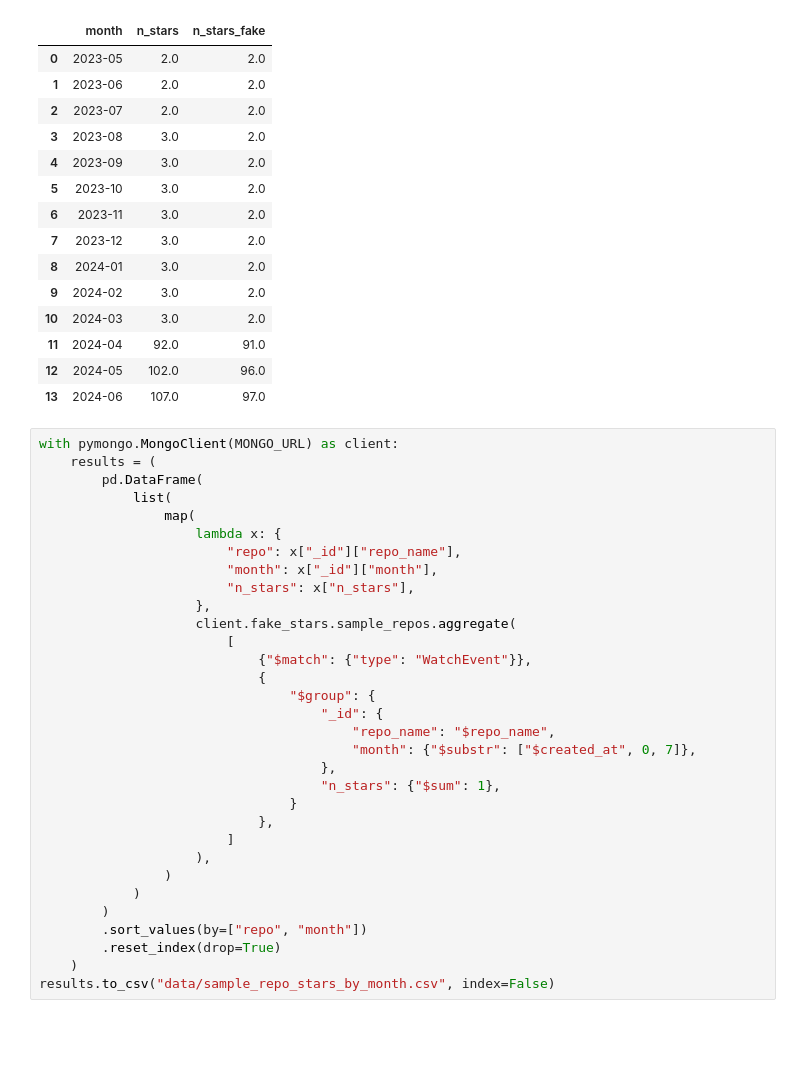
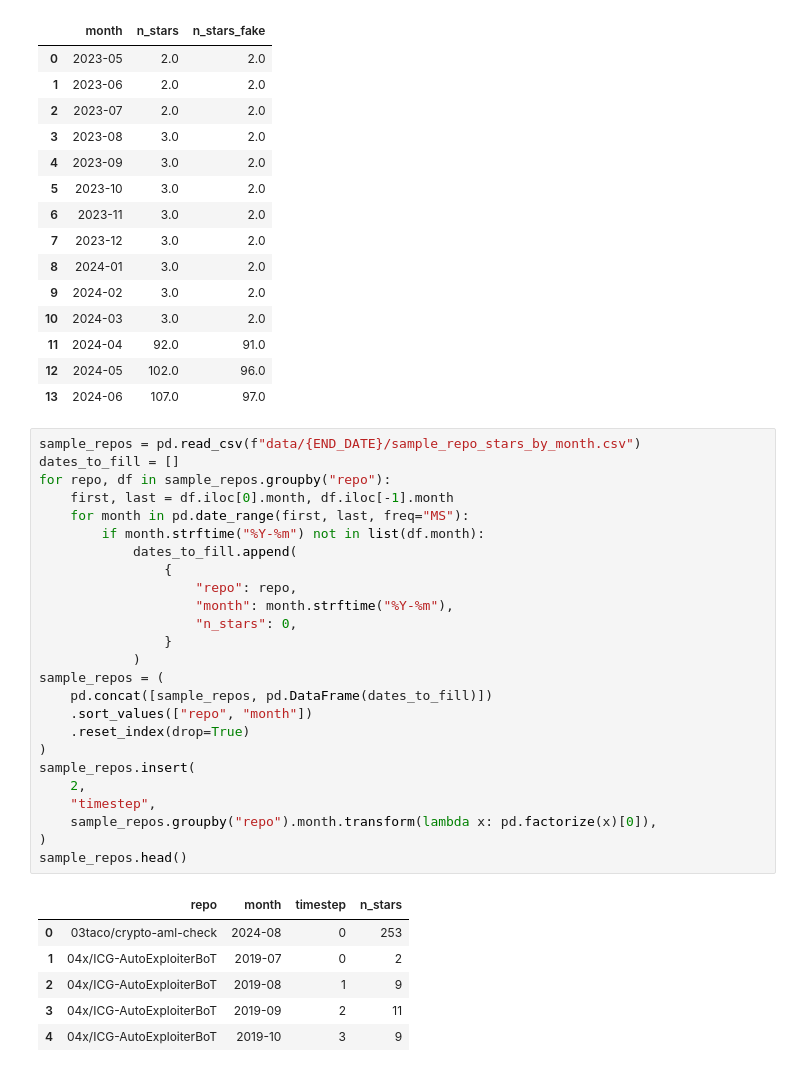
Before and after one commit to hehao98/StarScout, a Jupyter notebook: motivating-example.ipynb, the cells around one changed output. Drawn from its saved outputs; the diff is of its cells as text; blank space fills up the shorter version.

```diff
--- a/motivating-example.ipynb
+++ b/motivating-example.ipynb
@@ -55,35 +46,35 @@ this_repo
 | 11 | 2024-04 | 92.0 | 91.0 |
 | 12 | 2024-05 | 102.0 | 96.0 |
 | 13 | 2024-06 | 107.0 | 97.0 |
-# %%
-with pymongo.MongoClient(MONGO_URL) as client:
-    results = (
-        pd.DataFrame(
-            list(
-                map(
-                    lambda x: {
-                        "repo": x["_id"]["repo_name"],
-                        "month": x["_id"]["month"],
-                        "n_stars": x["n_stars"],
-                    },
-                    client.fake_stars.sample_repos.aggregate(
-                        [
-                            {"$match": {"type": "WatchEvent"}},
-                            {
-                                "$group": {
-                                    "_id": {
-                                        "repo_name": "$repo_name",
-                                        "month": {"$substr": ["$created_at", 0, 7]},
-                                    },
-                                    "n_stars": {"$sum": 1},
-                                }
-                            },
-                        ]
-                    ),
-                )
-            )
-        )
-        .sort_values(by=["repo", "month"])
-        .reset_index(drop=True)
-    )
-results.to_csv("data/sample_repo_stars_by_month.csv", index=False)
+# %%
+sample_repos = pd.read_csv(f"data/{END_DATE}/sample_repo_stars_by_month.csv")
+dates_to_fill = []
+for repo, df in sample_repos.groupby("repo"):
+    first, last = df.iloc[0].month, df.iloc[-1].month
+    for month in pd.date_range(first, last, freq="MS"):
+        if month.strftime("%Y-%m") not in list(df.month):
+            dates_to_fill.append(
+                {
+                    "repo": repo,
+                    "month": month.strftime("%Y-%m"),
+                    "n_stars": 0,
+                }
+            )
+sample_repos = (
+    pd.concat([sample_repos, pd.DataFrame(dates_to_fill)])
+    .sort_values(["repo", "month"])
+    .reset_index(drop=True)
+)
+sample_repos.insert(
+    2,
+    "timestep",
+    sample_repos.groupby("repo").month.transform(lambda x: pd.factorize(x)[0]),
+)
+sample_repos.head()
+# %% [output]
+|  | repo | month | timestep | n_stars |
+| 0 | 03taco/crypto-aml-check | 2024-08 | 0 | 253 |
+| 1 | 04x/ICG-AutoExploiterBoT | 2019-07 | 0 | 2 |
+| 2 | 04x/ICG-AutoExploiterBoT | 2019-08 | 1 | 9 |
+| 3 | 04x/ICG-AutoExploiterBoT | 2019-09 | 2 | 11 |
+| 4 | 04x/ICG-AutoExploiterBoT | 2019-10 | 3 | 9 |
```
Also changed, not shown: parts of 7 cells of this notebook, 8 other files.
